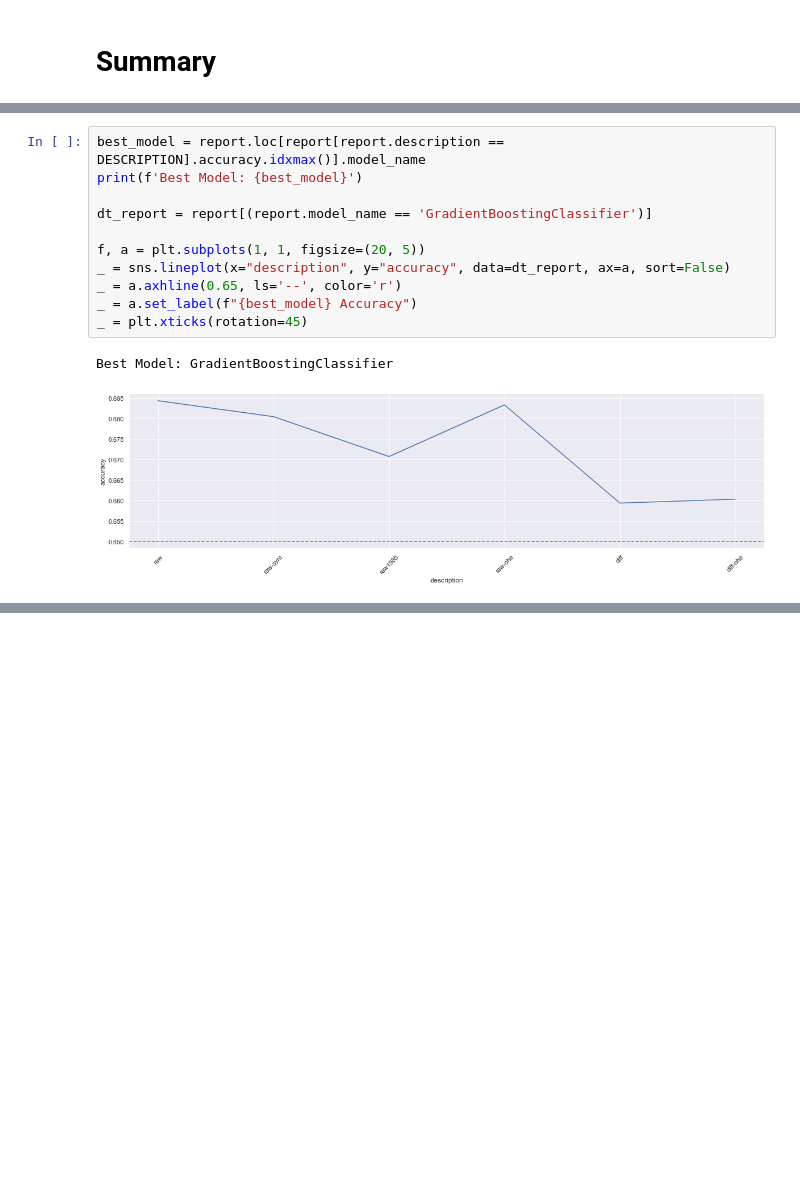
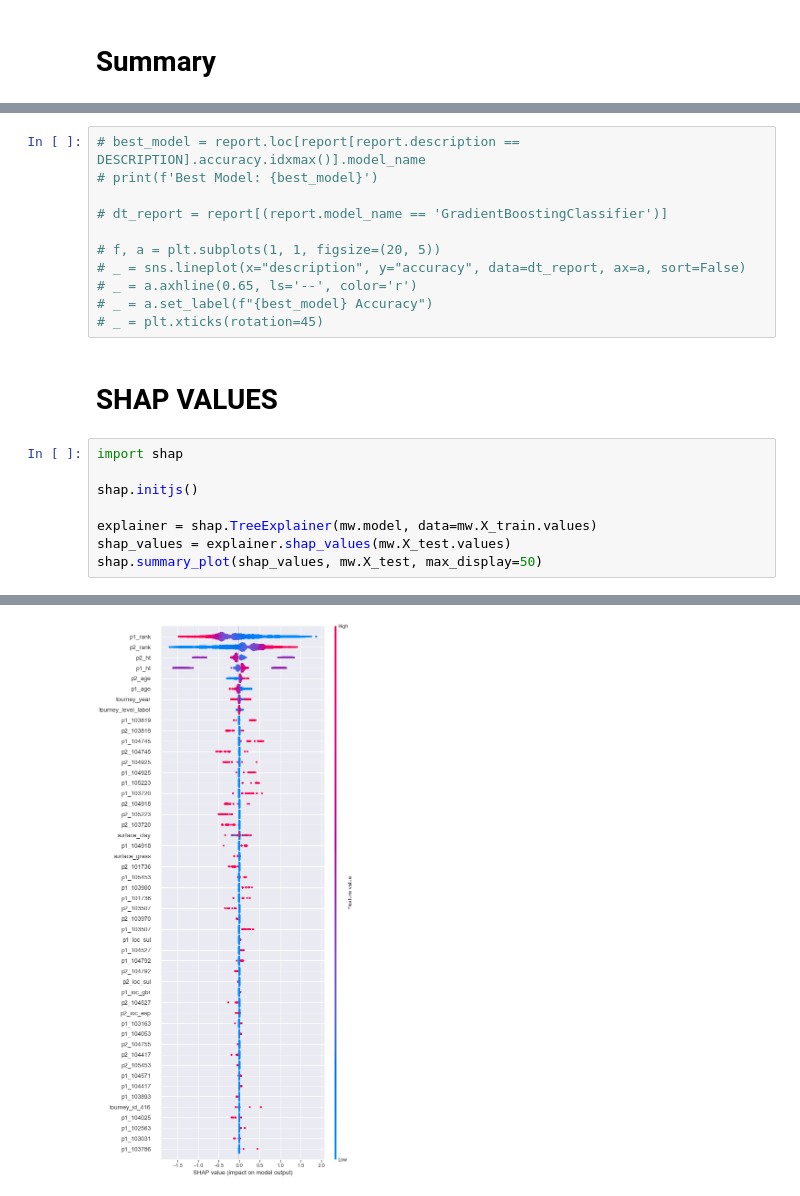
Before and after one commit to sv650s/atp-tennis-predictions, a Jupyter notebook: notebooks/4.0.3-classification_ohe.ipynb, the cells around one changed output, grey strips where cells are left out. Cells and saved outputs as stored; diff of their text form; blank space fills up the shorter version.

```diff
--- a/notebooks/4.0.3-classification_ohe.ipynb
+++ b/notebooks/4.0.3-classification_ohe.ipynb
@@ -216,14 +138,22 @@ _ = a.legend(loc="lower left")
 # %%
-best_model = report.loc[report[report.description == DESCRIPTION].accuracy.idxmax()].model_name
-print(f'Best Model: {best_model}')
+# best_model = report.loc[report[report.description == DESCRIPTION].accuracy.idxmax()].model_name
+# print(f'Best Model: {best_model}')
 
-dt_report = report[(report.model_name == 'GradientBoostingClassifier')]
+# dt_report = report[(report.model_name == 'GradientBoostingClassifier')]
 
-f, a = plt.subplots(1, 1, figsize=(20, 5))
-_ = sns.lineplot(x="description", y="accuracy", data=dt_report, ax=a, sort=False)
-_ = a.axhline(0.65, ls='--', color='r')
-_ = a.set_label(f"{best_model} Accuracy")
-_ = plt.xticks(rotation=45)
+# f, a = plt.subplots(1, 1, figsize=(20, 5))
+# _ = sns.lineplot(x="description", y="accuracy", data=dt_report, ax=a, sort=False)
+# _ = a.axhline(0.65, ls='--', color='r')
+# _ = a.set_label(f"{best_model} Accuracy")
+# _ = plt.xticks(rotation=45)
-# %% [output]
-Best Model: GradientBoostingClassifier
-[figure, removed]
+# %% [markdown]
+# SHAP VALUES
+# %%
+import shap
+
+shap.initjs()
+
+explainer = shap.TreeExplainer(mw.model, data=mw.X_train.values)
+shap_values = explainer.shap_values(mw.X_test.values)
+shap.summary_plot(shap_values, mw.X_test, max_display=50)
+# %% [output]
@@ -229,0 +161 @@ Best Model: GradientBoostingClassifier
+[figure, added]
```
Also changed, not shown: parts of 12 cells of this notebook, 11 other files.
